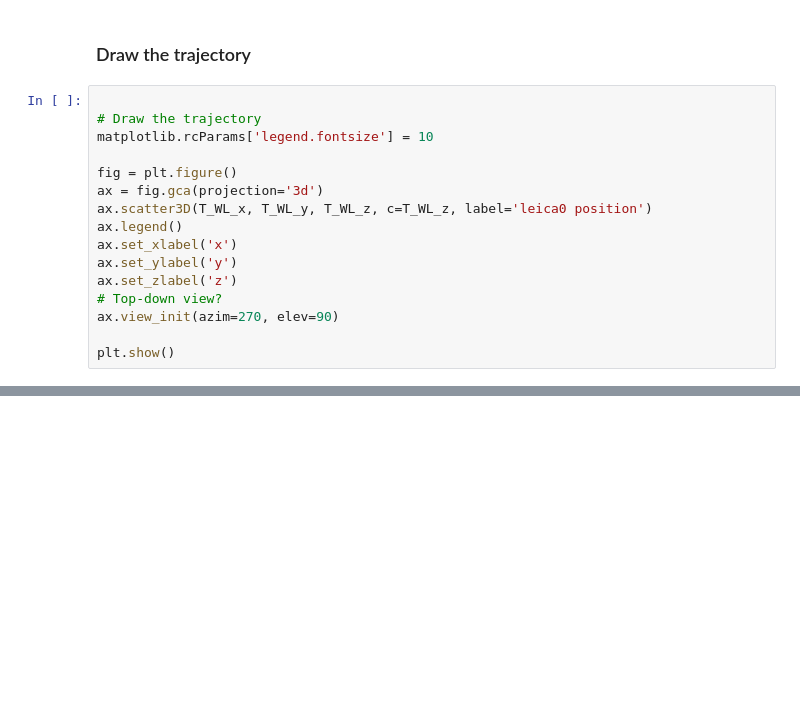
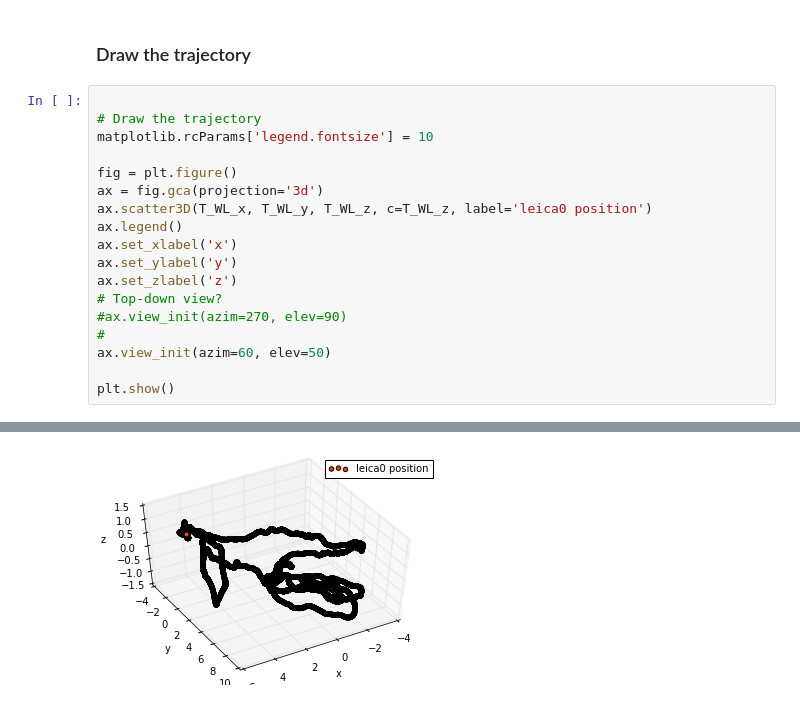
Before and after one commit to jinchenglee/EuRoC_MAV_dataset_tools, a Jupyter notebook: KLT_on_EuRoc_MAV_dataset.ipynb, the cells around one changed output, grey strips where cells are left out. Drawn from its saved outputs; the diff is of its cells as text; blank space fills up the shorter version.

```diff
--- a/KLT_on_EuRoc_MAV_dataset.ipynb
+++ b/KLT_on_EuRoc_MAV_dataset.ipynb
@@ -576,7 +758,9 @@ ax.set_xlabel('x')
 ax.set_ylabel('y')
 ax.set_zlabel('z')
 # Top-down view?
-ax.view_init(azim=270, elev=90)
+#ax.view_init(azim=270, elev=90)
+#
+ax.view_init(azim=60, elev=50)
 
 plt.show()
 # %% [output]
@@ -584,0 +767 @@ plt.show()
+[figure, added]
```
Also changed, not shown: parts of 11 cells of this notebook.
